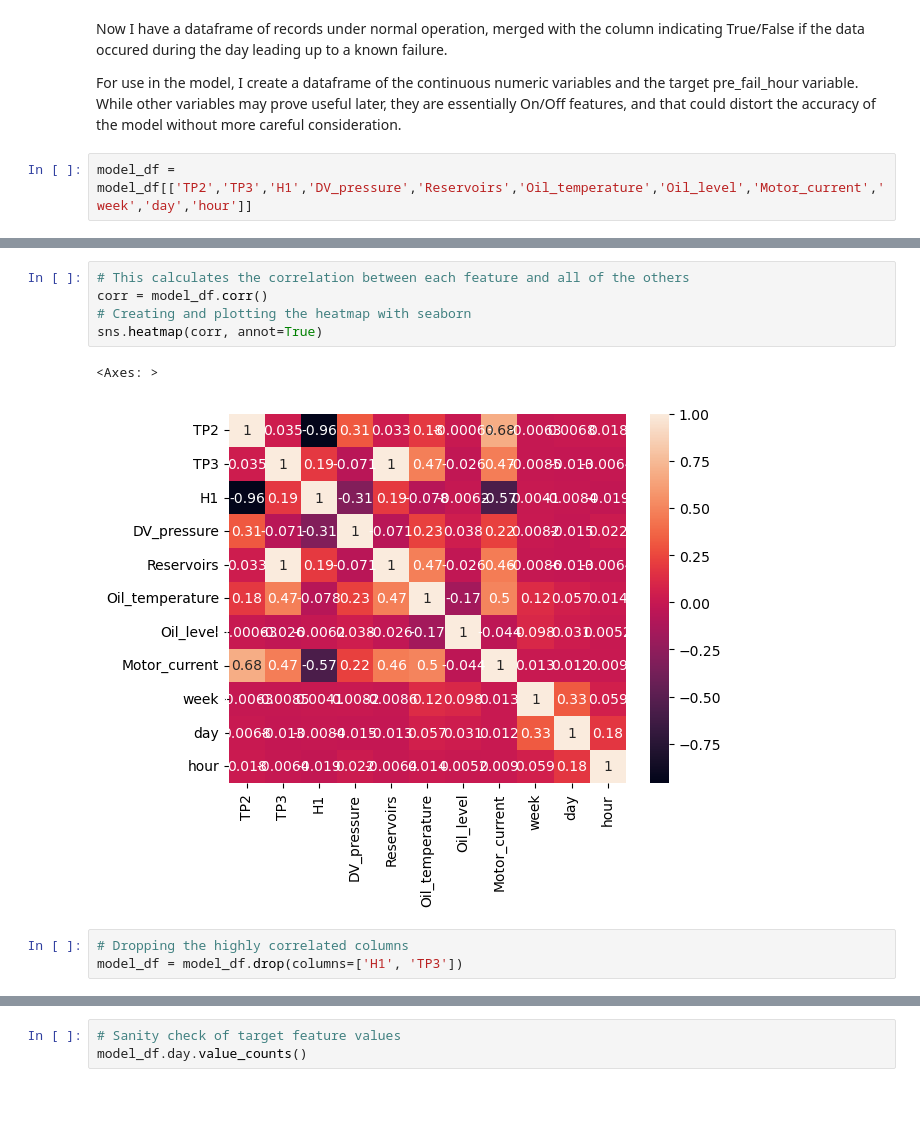
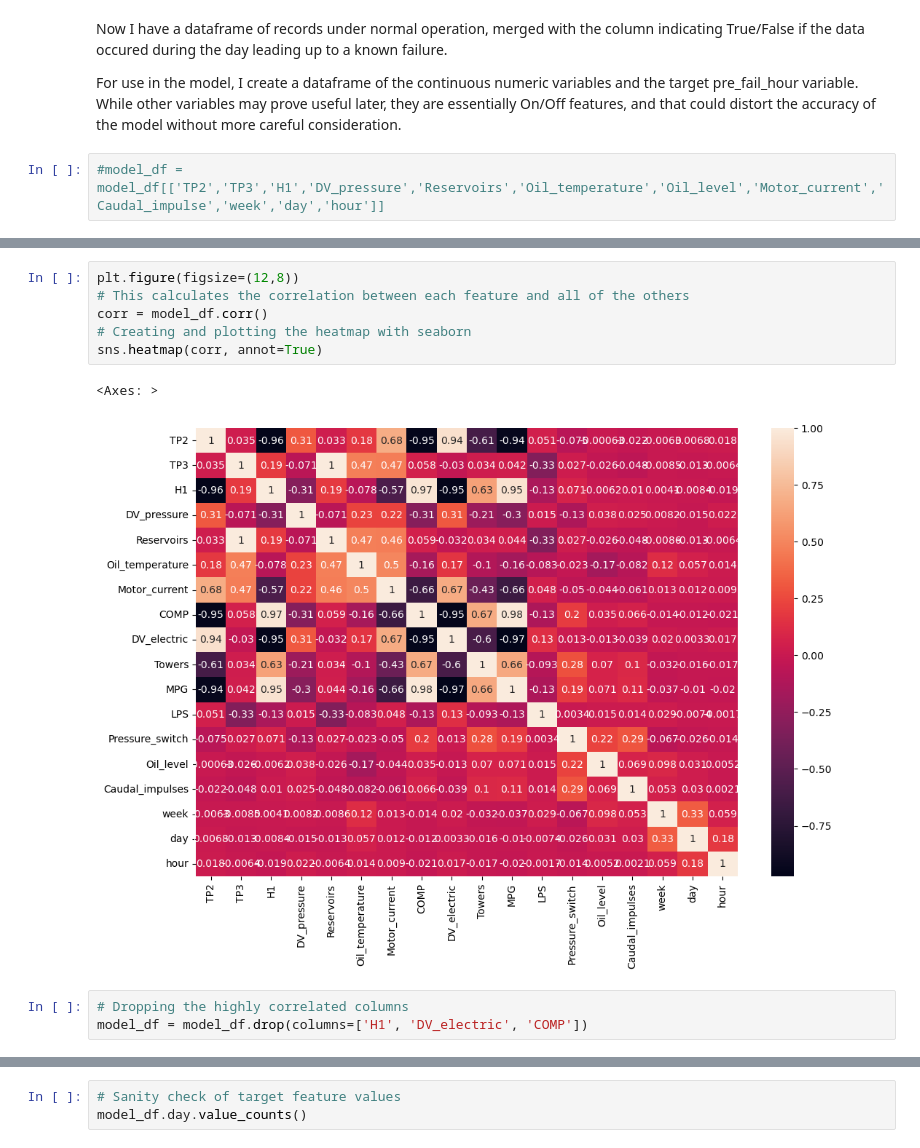
Before and after one commit to Dave-Codes/Predictive-Maintenance, a Jupyter notebook: predictive-maintenance-metropt-3.ipynb, the cells around one changed output, grey strips where cells are left out. Cells and saved outputs as stored; diff of their text form; blank space fills up the shorter version.

Commit message:
feature gen, model evals, both improved, xgb best

```diff
--- a/predictive-maintenance-metropt-3.ipynb
+++ b/predictive-maintenance-metropt-3.ipynb
@@ -435,4 +444,4 @@ Now I have a dataframe of records under normal operation, merged with the column
 
 For use in the model, I create a dataframe of the continuous numeric variables and the target pre_fail_hour variable. While other variables may prove useful later, they are essentially On/Off features, and that could distort the accuracy of the model without more careful consideration.
 # %%
-model_df = model_df[['TP2','TP3','H1','DV_pressure','Reservoirs','Oil_temperature','Oil_level','Motor_current','week','day','hour']]
+#model_df = model_df[['TP2','TP3','H1','DV_pressure','Reservoirs','Oil_temperature','Oil_level','Motor_current','Caudal_impulse','week','day','hour']]
@@ -445,11 +448,12 @@ Also highly correlated are the TP2 and H1 values. These are the pressure on the
 # %%
+plt.figure(figsize=(12,8))
 # This calculates the correlation between each feature and all of the others
 corr = model_df.corr()
 # Creating and plotting the heatmap with seaborn
 sns.heatmap(corr, annot=True)
 # %% [output]
 <Axes: >
-[figure, old version]
+[figure, new version]
 # %%
 # Dropping the highly correlated columns
-model_df = model_df.drop(columns=['H1', 'TP3'])
+model_df = model_df.drop(columns=['H1', 'DV_electric', 'COMP'])
```
Also changed, not shown: parts of 22 cells of this notebook.
